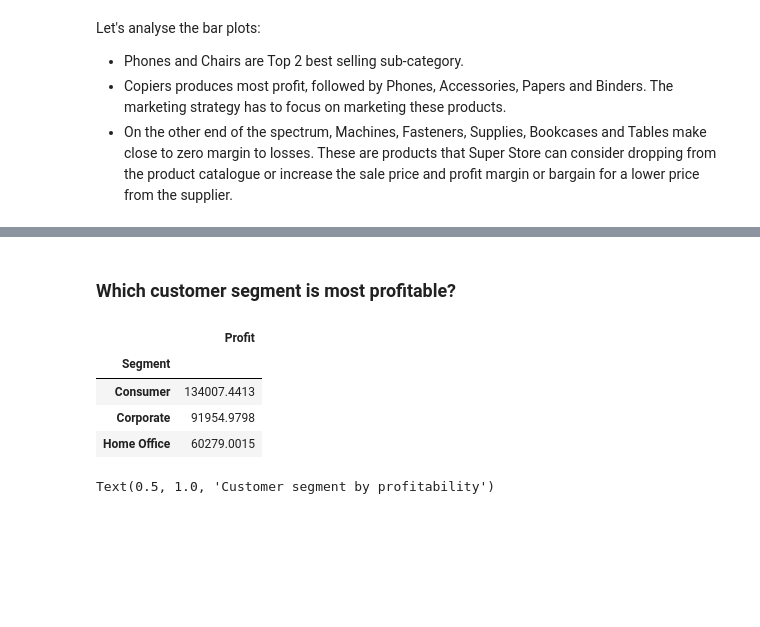
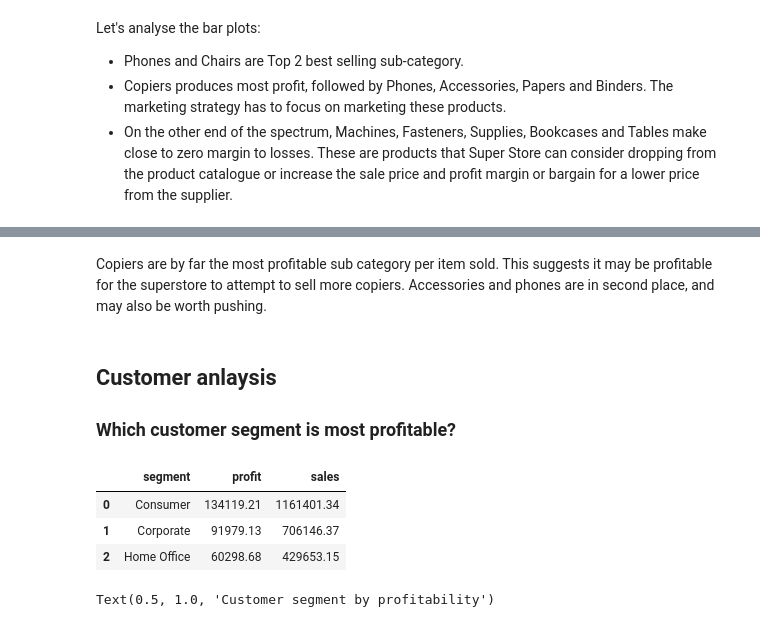
Before and after one commit to Deyazdev/projects, a Jupyter notebook: Superstore Analysis.ipynb, the cells around one changed output, grey strips where cells are left out. Cells and saved outputs as stored; diff of their text form; code cells hidden in the pictures; blank space fills up the shorter version.

```diff
--- a/Superstore Analysis.ipynb
+++ b/Superstore Analysis.ipynb
@@ -196,0 +96,3 @@ fig.tight_layout()
+# %%
+df = df.drop('Country', axis = 1)
+df.head()
@@ -196,0 +106,3 @@ fig.tight_layout()
+# %%
+df.columns = df.columns.str.lower() # rename columns to be lower case
+df.head()
@@ -196,0 +116,3 @@ fig.tight_layout()
+# %%
+pd.options.display.float_format = '{:.2f}'.format
+df.head()
@@ -339,0 +280,5 @@ Here, we can see that
+# %%
+# We want to find out which subcategory brings in the most profit per sale.
+df.head()
+df['profit_per_sale'] = df.profit/df.quantity
+df.head()
@@ -340,13 +299,16 @@ Here, we can see that
+# %% [markdown]
+Copiers are by far the most profitable sub category per item sold. This suggests it may be profitable for the superstore to attempt to sell more copiers.
+Accessories and phones are in second place, and may also be worth pushing.
 # %% [markdown]
+## Customer anlaysis
 ### Which customer segment is most profitable?
 # %%
-segment = df.groupby(['Segment'])[['Profit']].sum()
+segment = df.groupby(['segment'])[['profit', 'sales']].sum().reset_index()
 segment
 # %% [output]
-|  | Profit |
-| Segment |  |
-| Consumer | 134007.4413 |
-| Corporate | 91954.9798 |
-| Home Office | 60279.0015 |
+|  | segment | profit | sales |
+| 0 | Consumer | 134119.21 | 1161401.34 |
+| 1 | Corporate | 91979.13 | 706146.37 |
+| 2 | Home Office | 60298.68 | 429653.15 |
 # %%
 #plot bar plot for segments
```
Also changed, not shown: parts of 77 cells of this notebook.
